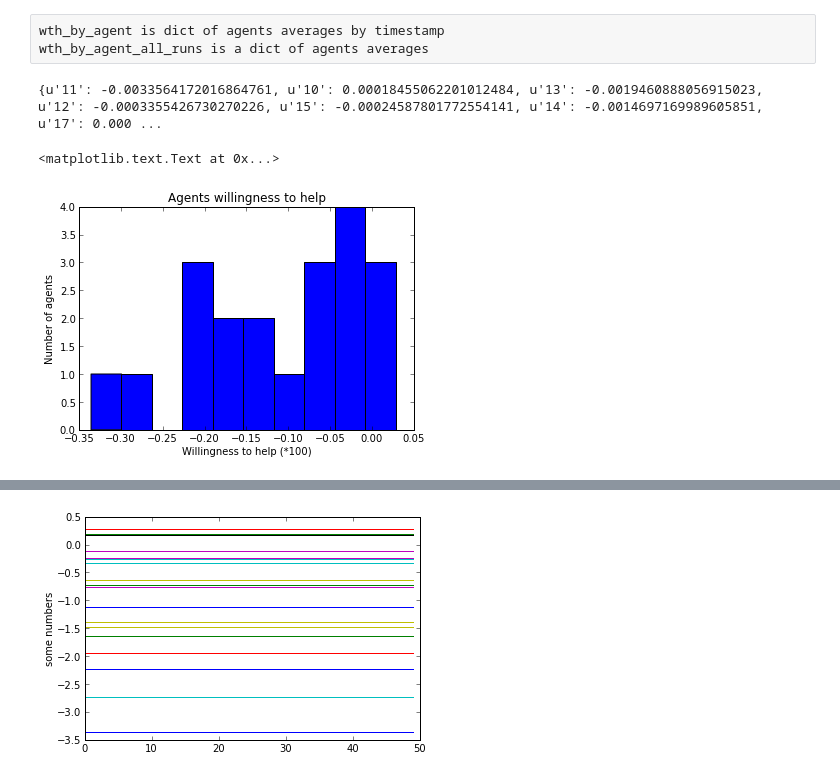
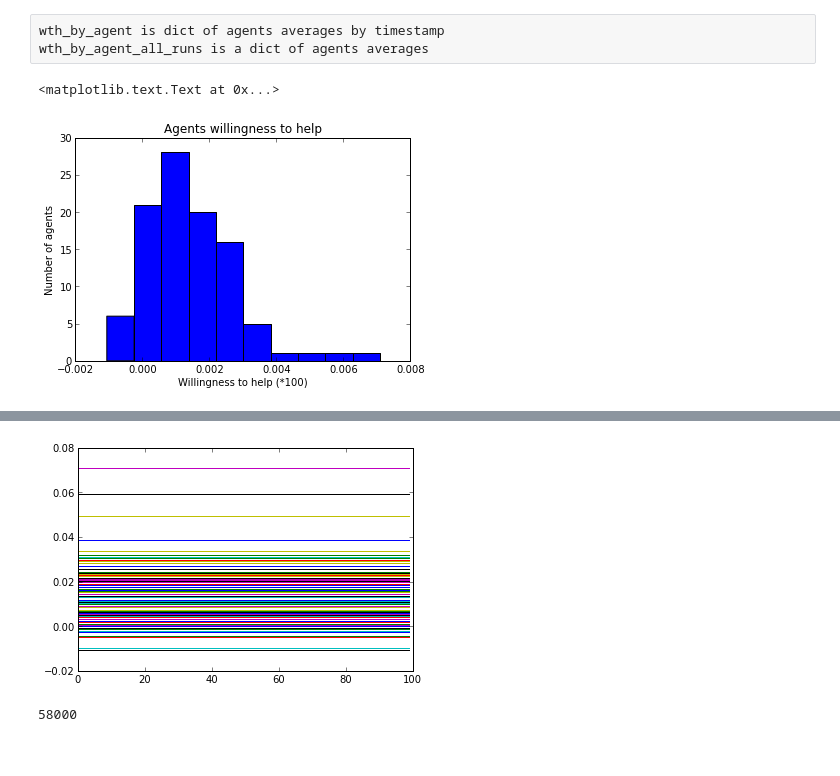
Before and after one commit to jackiekazil/goalnet, a Jupyter notebook: goalnet/analysis/wth_analysis.ipynb, the cells around one changed output, grey strips where cells are left out. Drawn from its saved outputs; the diff is of its cells as text; code cells hidden in the pictures.

```diff
--- a/goalnet/analysis/wth_analysis.ipynb
+++ b/goalnet/analysis/wth_analysis.ipynb
@@ -3,7 +3,8 @@ import os
 import json
 from pprint import pprint
 # %%
-dfile = '../outputs/613b8df0-edc5-4dd6-ad21-a1b734c0ab31/data.json'
+#dfile = '../outputs/613b8df0-edc5-4dd6-ad21-a1b734c0ab31/data.json'
+dfile = '../data/SN100-10MAY2013TS16Run3/data.json'
 # %%
 json_data=open(dfile)
 data = json.load(json_data)
@@ -20,10 +18,6 @@ wth_by_agent_all_runs = get_agent_wth_avg_all_runs(wth_by_agent)
 # %% [raw]
 wth_by_agent is dict of agents averages by timestamp
 wth_by_agent_all_runs is a dict of agents averages
-# %%
-print wth_by_agent_all_runs
-# %% [output]
-{u'11': -0.0033564172016864761, u'10': 0.00018455062201012484, u'13': -0.0019460888056915023, u'12': -0.0003355426730270226, u'15': -0.00024587801772554141, u'14': -0.0014697169989605851, u'17': 0.000 ...
 # %%
 import matplotlib.pyplot as plt
 plt.hist([x*100 for x in wth_by_agent_all_runs.values()])
@@ -32,14 +26,9 @@ plt.xlabel("Willingness to help (*100)")
 plt.title("Agents willingness to help")
 # %% [output]
 <matplotlib.text.Text at 0x...>
-[figure, old version]
+[figure, new version]
 # %%
 for a in wth_by_agent:
-    #wth_by_agent[a].values()*1000
-    print wth_by_agent[a].values()
     plt.plot([x*1000 for x in wth_by_agent[a].values()])
-#plt.plot([3,4,5])
-#plt.plot([6,6,2])
-plt.ylabel('some numbers')
 plt.show()
 # %% [output]
@@ -66 +35,14 @@ plt.show()
-[figure, old version]
+[figure, new version]
+# %%
+a2a_wth = []
+for ts in data:
+    evaluated = []
+    ts_wth = data[ts]['willingness_to_help']
+    for a in ts_wth:
+        for a2 in ts_wth[a]:
+            if not (a, a2) or not (a2, a) in evaluated:
+                evaluated.append((a, a2))
+                #(ts, (a,a2), (a wth a2, a2 wth a))
+                a2a_wth.append(((a, a2), (ts_wth[a][a2], ts_wth[a2][a]), ts))
+# %% [output]
+58000
```
Also changed, not shown: parts of 3 cells of this notebook, 1 other file.
